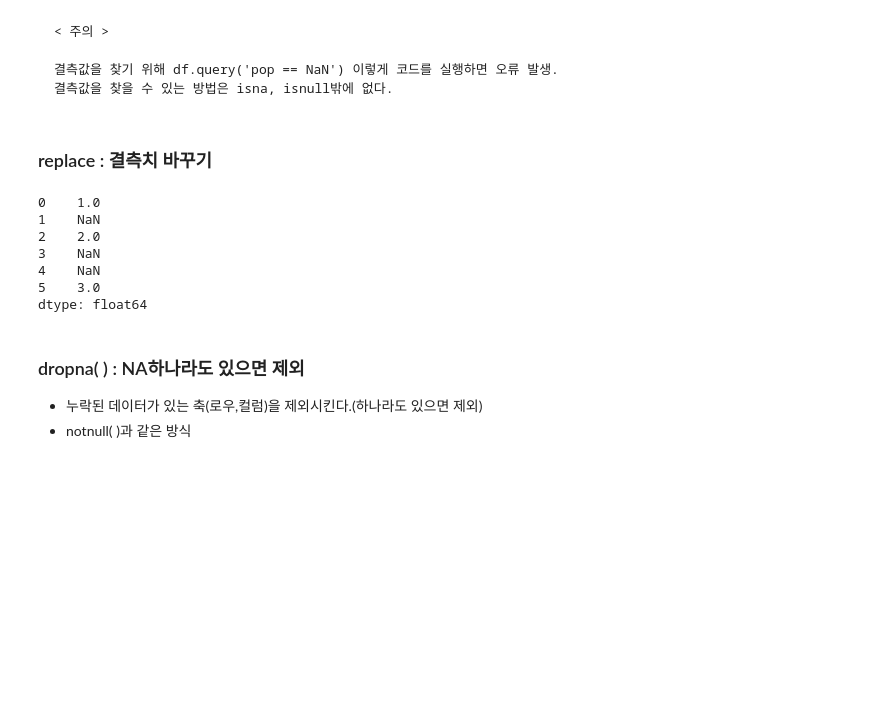
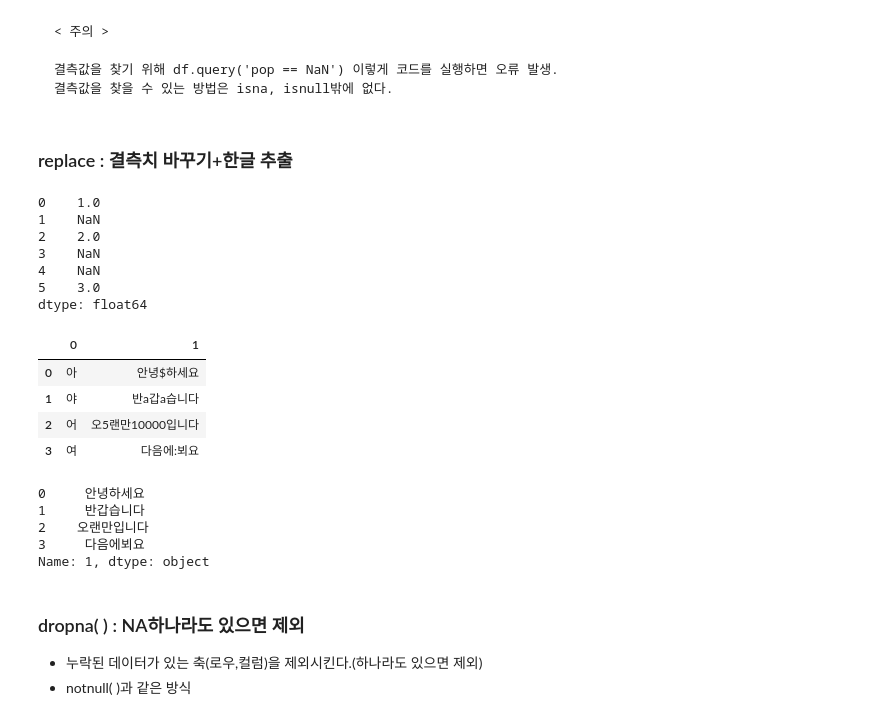
Before and after one commit to zzwony/Start_0920, a Jupyter notebook: redpython.ipynb, the cells around one changed output. Drawn from its saved outputs; the diff is of its cells as text; code cells hidden in the pictures; blank space fills up the shorter version.

````diff
--- a/redpython.ipynb
+++ b/redpython.ipynb
@@ -1949,7 +1949,7 @@ pd.isna(df)
 결측값을 찾을 수 있는 방법은 isna, isnull밖에 없다.
 ```
 # %% [markdown]
-### replace : 결측치 바꾸기
+### replace : 결측치 바꾸기+한글 추출
 # %%
 # -999와 -1000을 결측치로 바꿔라
 import pandas as pd
@@ -1965,6 +1965,26 @@ data.replace([-999, -1000], np.nan)
 4    NaN
 5    3.0
 dtype: float64
+# %%
+# 한글만 남기기
+import pandas as pd
+df = pd.DataFrame({0 : ['아', '야', '어', '여'],
+                   1 : ['안녕$하세요', '반a갑a습니다', '오5랜만10000입니다', '다음에:뵈요']})
+df
+# %% [output]
+|  | 0 | 1 |
+| 0 | 아 | 안녕$하세요 |
+| 1 | 야 | 반a갑a습니다 |
+| 2 | 어 | 오5랜만10000입니다 |
+| 3 | 여 | 다음에:뵈요 |
+# %%
+df[1].str.replace('[^가-힣]','')
+# %% [output]
+0     안녕하세요
+1     반갑습니다
+2    오랜만입니다
+3     다음에뵈요
+Name: 1, dtype: object
 # %% [markdown]
 ### dropna( ) : NA하나라도 있으면 제외
 - 누락된 데이터가 있는 축(로우,컬럼)을 제외시킨다.(하나라도 있으면 제외)
````
Also changed, not shown: parts of 3 cells of this notebook.
